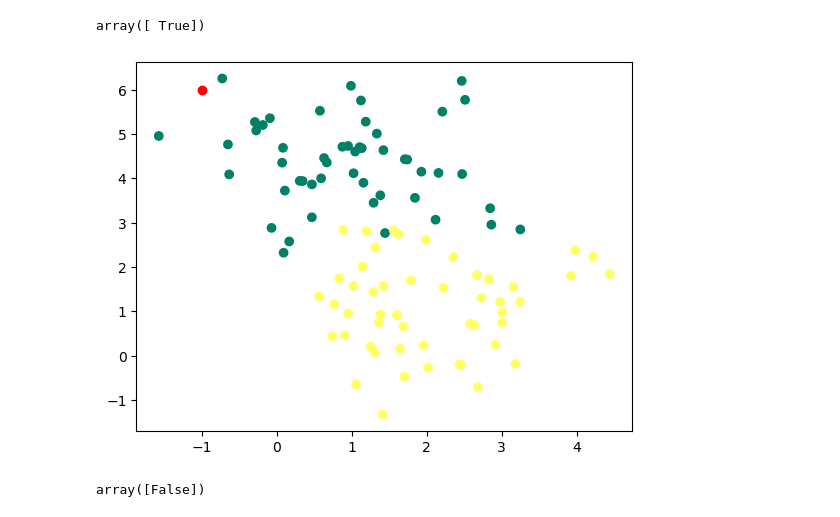
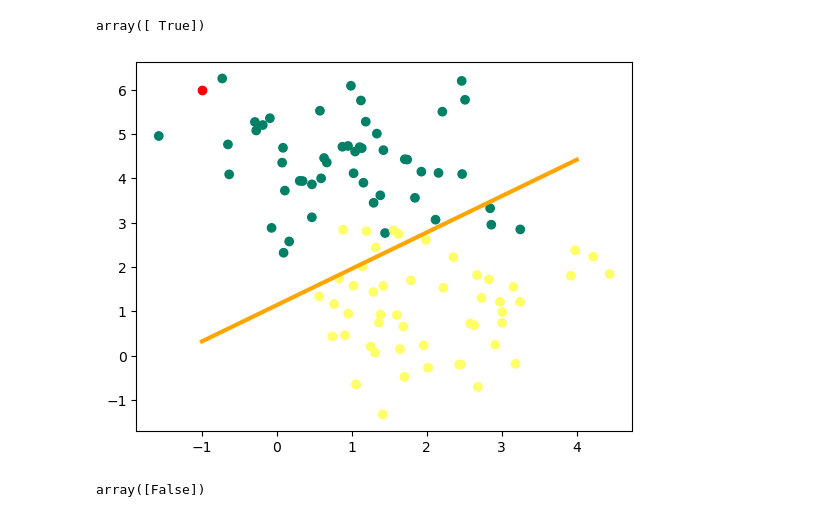
Before and after one commit to yFar1310/Machine_Learning, a Jupyter notebook: Neurone1.ipynb, the cells around one changed output. Saved outputs shown, nothing was run; the diff lists cells and outputs as text; code cells hidden in the pictures.

```diff
--- a/Neurone1.ipynb
+++ b/Neurone1.ipynb
@@ -59,11 +59,14 @@ def neurone(X,y,alpha=0.1,n=100):
         dw,db=gradient(A,X,y)
         W,b=update(dw,db,W,b,alpha)
 
+    y_pred = prediction(X,W,b)
+    print(accuracy_score(y,y_pred))
+
     #pour afficher les erreurs
     plt.plot(cout)
     plt.show()
 
     return W,b
 # %%
-W,b=neurone(X,y,0.1,100)
+W,b = neurone(X,y)
 # %% [output]
@@ -81,10 +85,15 @@ array([ True])
 # %%
 #même chose avec (-1,6)
 donnee=np.array([-1,6])
+
+x0 = np.linspace(-1,4,100)
+x1 = ( -W[0] * x0 - b )/W[1]
+
 plt.scatter(X[:,0],X[:,1],c=y,cmap="summer")
 plt.scatter(donnee[0],donnee[1],c="r")
+plt.plot(x0,x1,c='orange',lw=3)
 plt.show()
 prediction(donnee,W,b)
 # %% [output]
-[figure, old version]
+[figure, new version]
 array([False])
```
Also changed, not shown: parts of 1 cell of this notebook.
